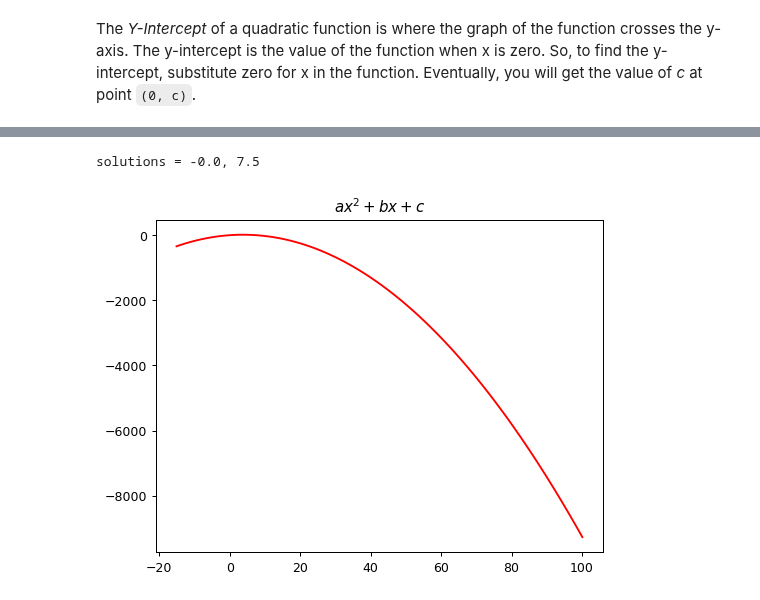
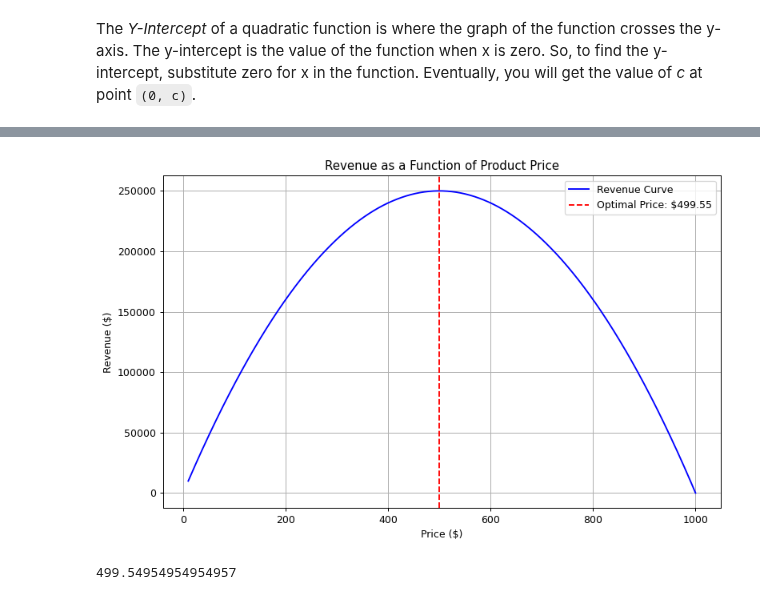
Before and after one commit to yactouat/learning_math, a Jupyter notebook: quadratic-refresher.ipynb, the cells around one changed output, grey strips where cells are left out. Drawn from its saved outputs; the diff is of its cells as text; code cells hidden in the pictures.

```diff
--- a/quadratic-refresher.ipynb
+++ b/quadratic-refresher.ipynb
@@ -154,13 +176,33 @@ First, let's turn `R = P * N` into => `R = P * (S - P)` => `R = SP - P²` => `R
-# %%
-# let's plot this, -1 being the coefficient of `P`
-def practicalEx(x): return quadratic(x, -1, 7.5, 0)
-def plot_practical_function(f, title=None, min=-15.1, max=100.1, color='r', ylim=None):
-    x = torch.linspace(min,max, 100)[:,None]
-    if ylim: plt.ylim(ylim)
-    plt.plot(x, f(x), color)
-    if title is not None: plt.title(title)
-plot_practical_function(practicalEx, "$ax^2 + bx + c$")
-find_quadratic_solutions(-1, 7.5, 0)
-# %% [output]
-solutions = -0.0, 7.5
-[figure, removed]
+# %%
+# The stock price of a company follows a quadratic function of the form
+S = 1000
+
+# generate an array of 1000 values between 10 and 100 (price range)
+P_range = np.linspace(10, 1000, 1000)
+
+# Calculate number of units sold for each price
+# linear function that suggests that, as the price increases, the number of units sold decreases linearly
+N = S - P_range
+
+# Calculate the revenue for each of those values of N and P
+R = P_range * N
+
+# Determine the price P that maximizes the revenue R
+max_revenue_idx = np.argmax(R)
+optimal_price = P_range[max_revenue_idx]
+
+# Plotting
+plt.figure(figsize=(10, 6))
+plt.plot(P_range, R, label='Revenue Curve', color='blue')
+plt.axvline(optimal_price, color='red', linestyle='--', label=f'Optimal Price: ${optimal_price:.2f}')
+plt.title('Revenue as a Function of Product Price')
+plt.xlabel('Price ($)')
+plt.ylabel('Revenue ($)')
+plt.legend()
+plt.grid(True)
+plt.show()
+
+optimal_price
+# %% [output]
+[figure, added]
+499.54954954954957
```
Also changed, not shown: parts of 3 cells of this notebook, 1 other file.
